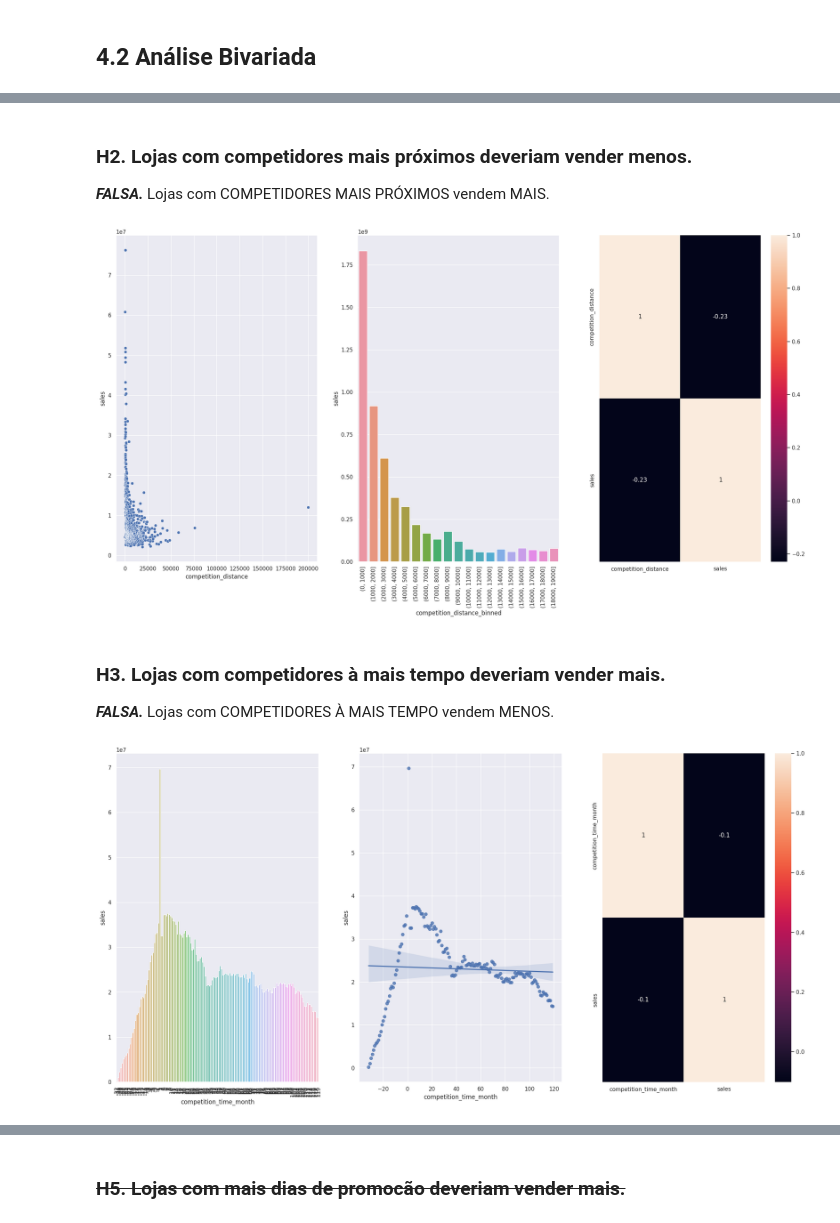
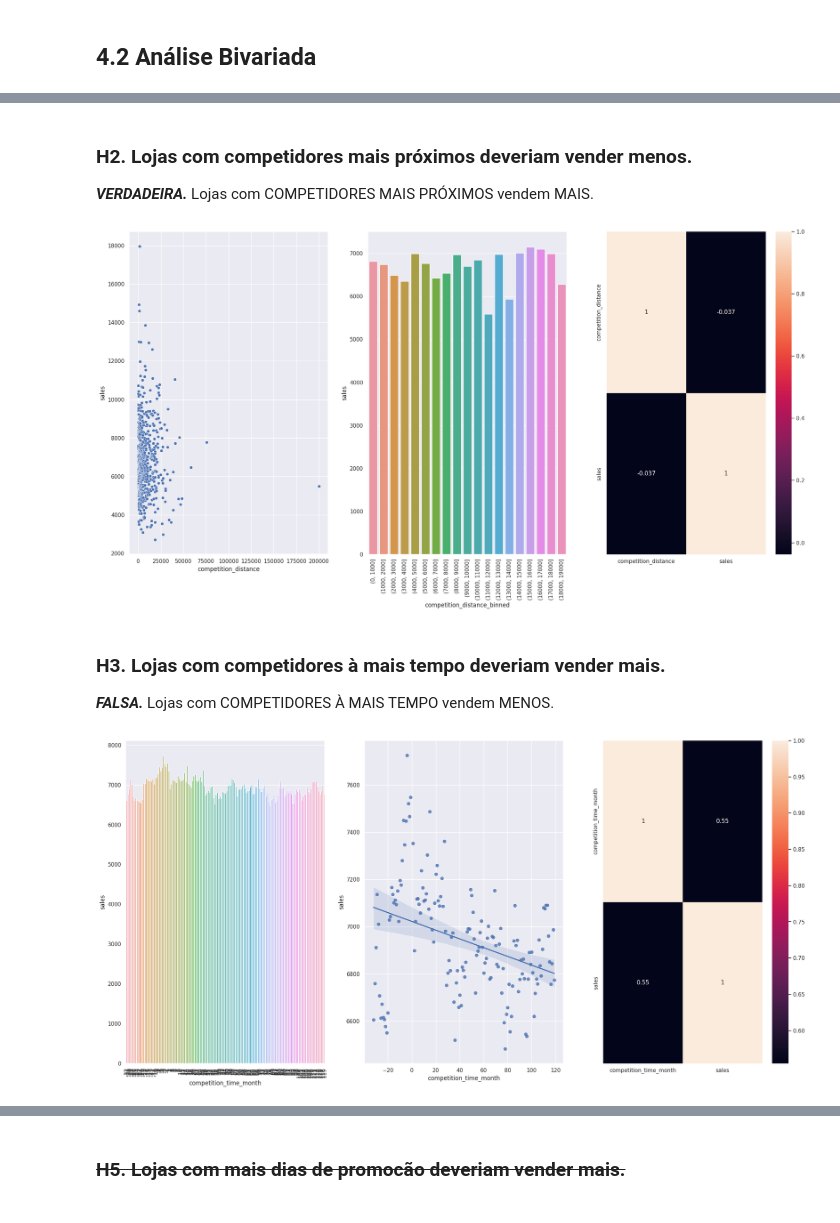
Before and after one commit to matheusventurads/Rossmann-sales-forecast, a Jupyter notebook: notebooks/m11_v01_store_sales_prediction.ipynb, the cells around one changed output, grey strips where cells are left out. Drawn from its saved outputs; the diff is of its cells as text; code cells hidden in the pictures.

```diff
--- a/notebooks/m11_v01_store_sales_prediction.ipynb
+++ b/notebooks/m11_v01_store_sales_prediction.ipynb
@@ -638,30 +638,30 @@ aux3.pivot(index='year_week', columns='assortment', values='sales').plot()
 # %% [markdown]
 ### H2. Lojas com competidores mais próximos deveriam vender menos.
-***FALSA.*** Lojas com COMPETIDORES MAIS PRÓXIMOS vendem MAIS.
+***VERDADEIRA.*** Lojas com COMPETIDORES MAIS PRÓXIMOS vendem MAIS.
 # %%
-aux1 = df4[['competition_distance', 'sales']].groupby('competition_distance').sum().reset_index()
+aux1 = df4[['competition_distance', 'sales']].groupby('competition_distance').mean().reset_index()
 
 plt.subplot(1, 3, 1)
 sns.scatterplot(data=aux1, x='competition_distance', y='sales')
 
 plt.subplot(1, 3, 2)
 bins = list(np.arange(0, 20000, 1000))
 aux1['competition_distance_binned'] = pd.cut(aux1['competition_distance'], bins=bins)
-aux2 = aux1[['competition_distance_binned', 'sales']].groupby('competition_distance_binned').sum().reset_index()
+aux2 = aux1[['competition_distance_binned', 'sales']].groupby('competition_distance_binned').median().reset_index()
 plt.xticks(rotation=90)
 
 sns.barplot(data=aux2, x='competition_distance_binned', y='sales')
 
 plt.subplot(1, 3, 3)
 sns.heatmap(aux1.corr(method='pearson'), annot=True);
 # %% [output]
-[figure, old version]
+[figure, new version]
 # %% [markdown]
 ### H3. Lojas com competidores à mais tempo deveriam vender mais.
 ***FALSA.*** Lojas com COMPETIDORES À MAIS TEMPO vendem MENOS.
 # %%
 plt.subplot(1, 3, 1)
-aux1 = df4[['competition_time_month', 'sales']].groupby('competition_time_month').sum().reset_index()
+aux1 = df4[['competition_time_month', 'sales']].groupby('competition_time_month').mean().reset_index()
 aux2 = aux1[(aux1['competition_time_month'] < 120) & (aux1['competition_time_month'] != 0)]
 sns.barplot(x='competition_time_month', y='sales', data=aux2)
 plt.xticks(rotation=90)
@@ -672,6 +672,6 @@ sns.regplot(x='competition_time_month', y='sales', data=aux2)
 plt.subplot(1, 3, 3)
 sns.heatmap(aux1.corr(method='pearson'), annot=True);
 # %% [output]
-[figure, old version]
+[figure, new version]
 # %% [markdown]
 ### H4. Lojas com promoções ativas por mais tempo deveriam vender mais.
```
Also changed, not shown: parts of 18 cells of this notebook.
